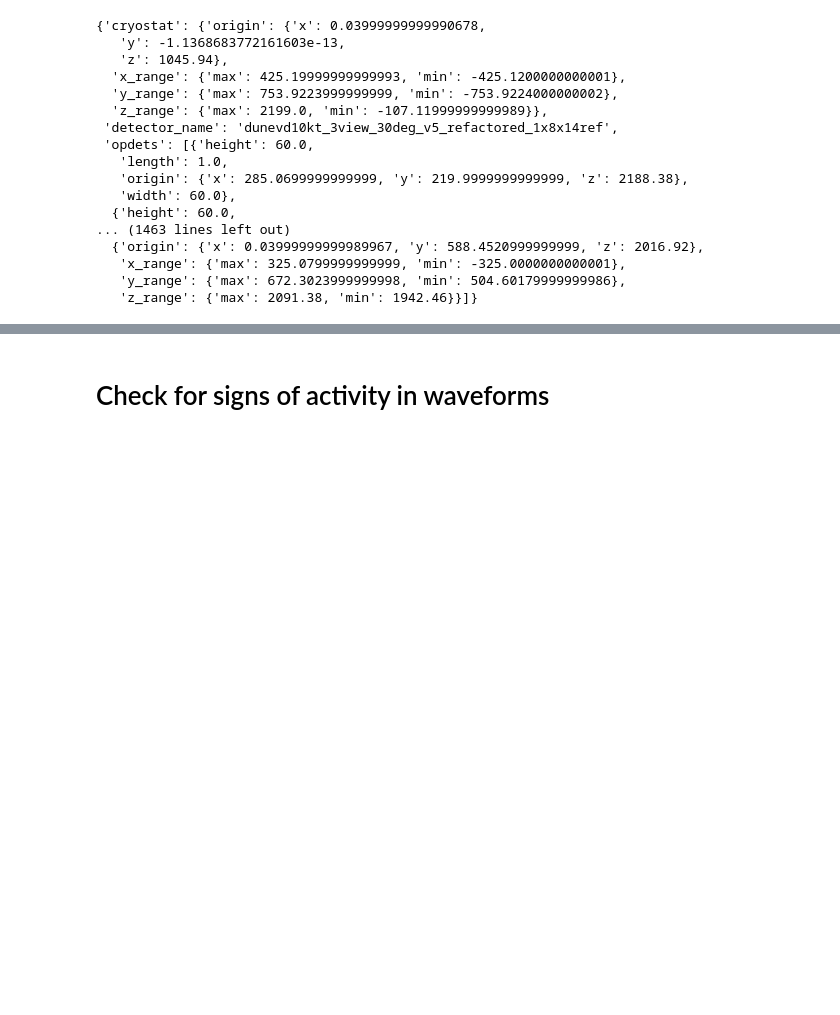
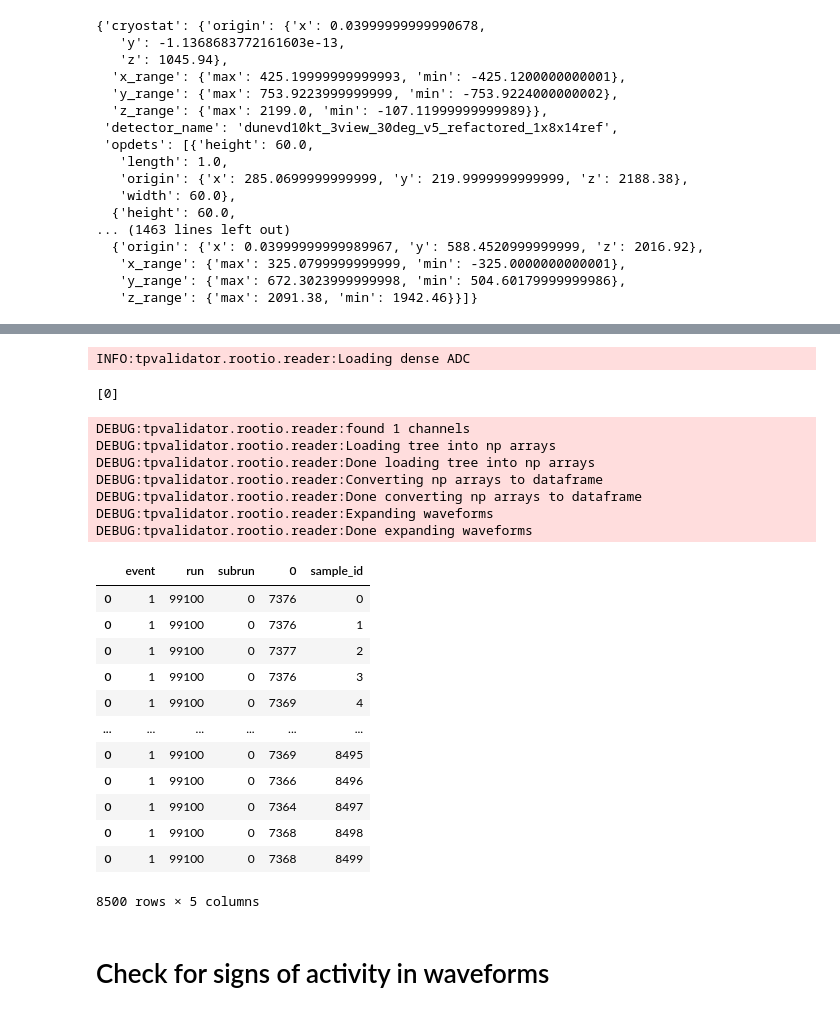
Before and after one commit to alessandrothea/tpvalidator, a Jupyter notebook: notebooks/devel/DetsimDebug_1x8x14.ipynb, the cells around one changed output, grey strips where cells are left out. Saved outputs shown, nothing was run; the diff lists cells and outputs as text; code cells hidden in the pictures; blank space fills up the shorter version.

```diff
--- a/notebooks/devel/DetsimDebug_1x8x14.ipynb
+++ b/notebooks/devel/DetsimDebug_1x8x14.ipynb
@@ -451,3 +443,28 @@ ylim -297.17562675476074 198.11708450317383
+# %%
+ws.get_rawadcs(1, 99100, 0, [0])
+# %% [output]
+INFO:tpvalidator.rootio.reader:Loading dense ADC
+[0]
+DEBUG:tpvalidator.rootio.reader:found 1 channels
+DEBUG:tpvalidator.rootio.reader:Loading tree into np arrays
+DEBUG:tpvalidator.rootio.reader:Done loading tree into np arrays
+DEBUG:tpvalidator.rootio.reader:Converting np arrays to dataframe
+DEBUG:tpvalidator.rootio.reader:Done converting np arrays to dataframe
+DEBUG:tpvalidator.rootio.reader:Expanding waveforms
+DEBUG:tpvalidator.rootio.reader:Done expanding waveforms
+|  | event | run | subrun | 0 | sample_id |
+| 0 | 1 | 99100 | 0 | 7376 | 0 |
+| 0 | 1 | 99100 | 0 | 7376 | 1 |
+| 0 | 1 | 99100 | 0 | 7377 | 2 |
+| 0 | 1 | 99100 | 0 | 7376 | 3 |
+| 0 | 1 | 99100 | 0 | 7369 | 4 |
+| ... | ... | ... | ... | ... | ... |
+| 0 | 1 | 99100 | 0 | 7369 | 8495 |
+| 0 | 1 | 99100 | 0 | 7366 | 8496 |
+| 0 | 1 | 99100 | 0 | 7364 | 8497 |
+| 0 | 1 | 99100 | 0 | 7368 | 8498 |
+| 0 | 1 | 99100 | 0 | 7368 | 8499 |
+8500 rows × 5 columns
 # %% [markdown]
 # Check for signs of activity in waveforms
 # %%
```
Also changed, not shown: parts of 17 cells of this notebook, 13 other files.
